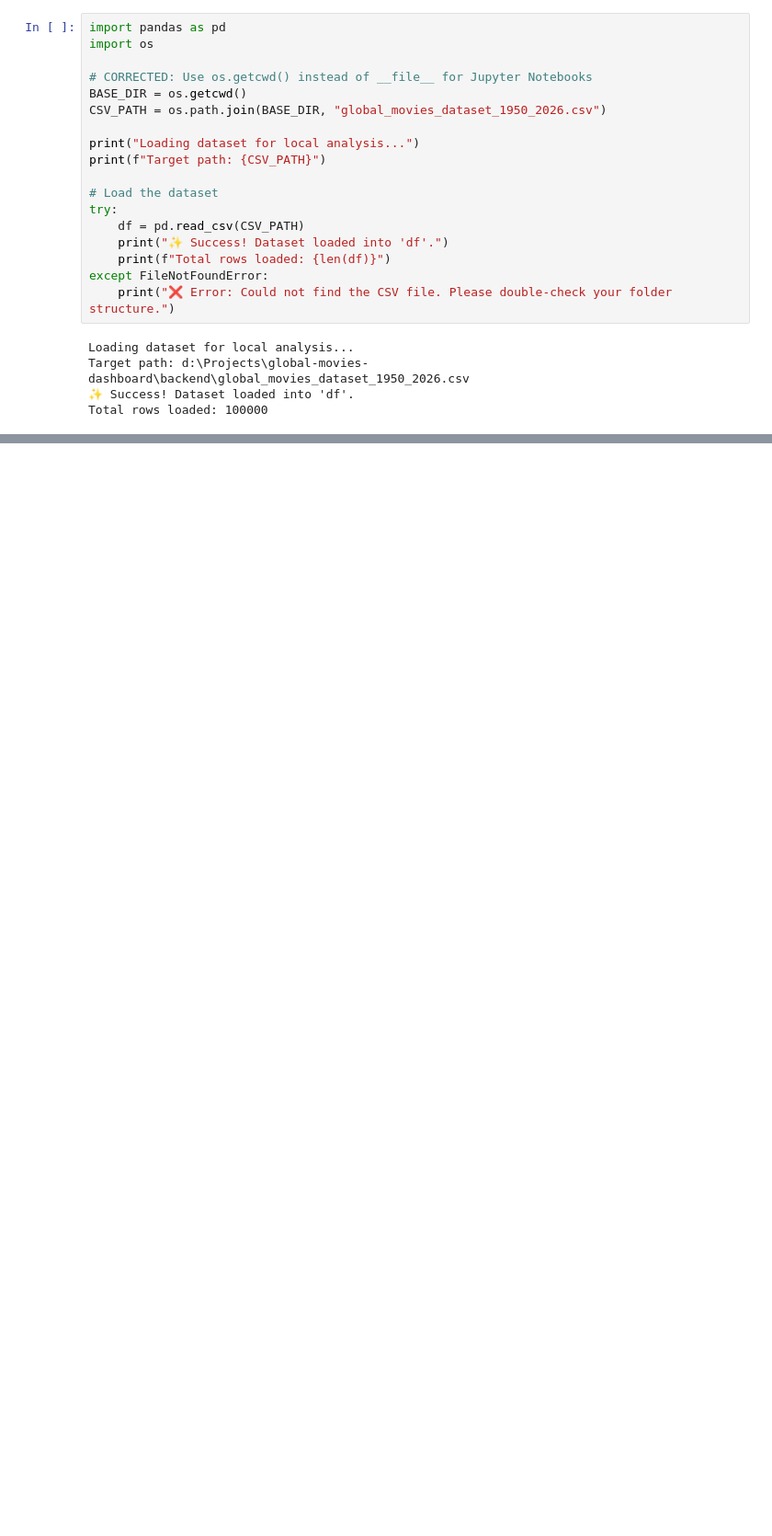
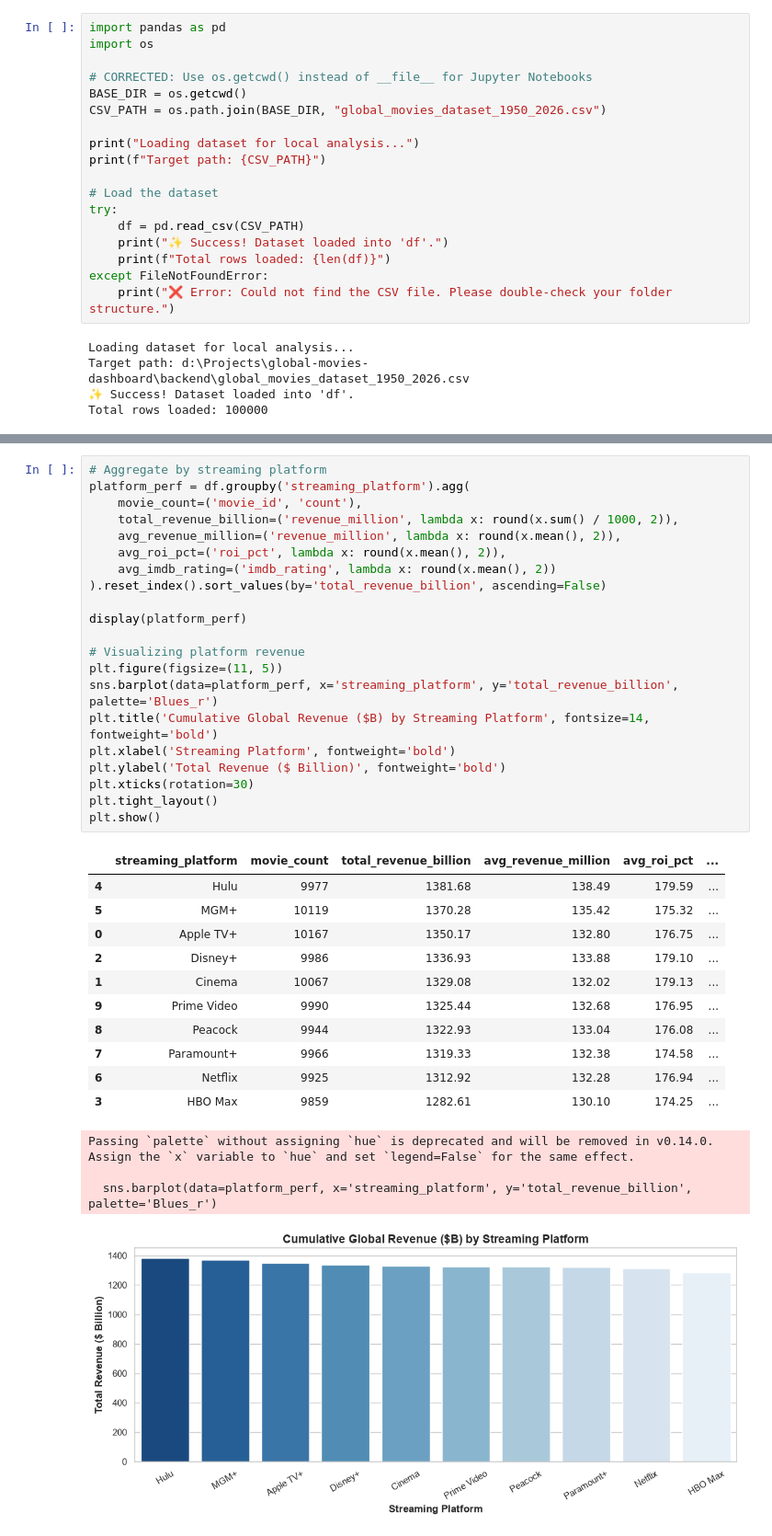
Before and after one commit to LawrenceOtieno/global-movies-dashboard, a Jupyter notebook: backend/analysis.ipynb, the cells around one changed output, grey strips where cells are left out. Shown at 92% size. Drawn from its saved outputs; the diff is of its cells as text; blank space fills up the shorter version.

```diff
--- a/backend/analysis.ipynb
+++ b/backend/analysis.ipynb
@@ -66,0 +179,37 @@ NameError: name '__file__' is not defined
+# %%
+# Aggregate by streaming platform
+platform_perf = df.groupby('streaming_platform').agg(
+    movie_count=('movie_id', 'count'),
+    total_revenue_billion=('revenue_million', lambda x: round(x.sum() / 1000, 2)),
+    avg_revenue_million=('revenue_million', lambda x: round(x.mean(), 2)),
+    avg_roi_pct=('roi_pct', lambda x: round(x.mean(), 2)),
+    avg_imdb_rating=('imdb_rating', lambda x: round(x.mean(), 2))
+).reset_index().sort_values(by='total_revenue_billion', ascending=False)
+
+display(platform_perf)
+
+# Visualizing platform revenue
+plt.figure(figsize=(11, 5))
+sns.barplot(data=platform_perf, x='streaming_platform', y='total_revenue_billion', palette='Blues_r')
+plt.title('Cumulative Global Revenue ($B) by Streaming Platform', fontsize=14, fontweight='bold')
+plt.xlabel('Streaming Platform', fontweight='bold')
+plt.ylabel('Total Revenue ($ Billion)', fontweight='bold')
+plt.xticks(rotation=30)
+plt.tight_layout()
+plt.show()
+# %% [output]
+|  | streaming_platform | movie_count | total_revenue_billion | avg_revenue_million | avg_roi_pct | ... |
+| 4 | Hulu | 9977 | 1381.68 | 138.49 | 179.59 | ... |
+| 5 | MGM+ | 10119 | 1370.28 | 135.42 | 175.32 | ... |
+| 0 | Apple TV+ | 10167 | 1350.17 | 132.80 | 176.75 | ... |
+| 2 | Disney+ | 9986 | 1336.93 | 133.88 | 179.10 | ... |
+| 1 | Cinema | 10067 | 1329.08 | 132.02 | 179.13 | ... |
+| 9 | Prime Video | 9990 | 1325.44 | 132.68 | 176.95 | ... |
+| 8 | Peacock | 9944 | 1322.93 | 133.04 | 176.08 | ... |
+| 7 | Paramount+ | 9966 | 1319.33 | 132.38 | 174.58 | ... |
+| 6 | Netflix | 9925 | 1312.92 | 132.28 | 176.94 | ... |
+| 3 | HBO Max | 9859 | 1282.61 | 130.10 | 174.25 | ... |
+Passing `palette` without assigning `hue` is deprecated and will be removed in v0.14.0. Assign the `x` variable to `hue` and set `legend=False` for the same effect.
+
+  sns.barplot(data=platform_perf, x='streaming_platform', y='total_revenue_billion', palette='Blues_r')
+[figure, added]
```
Also changed, not shown: parts of 8 cells of this notebook.
